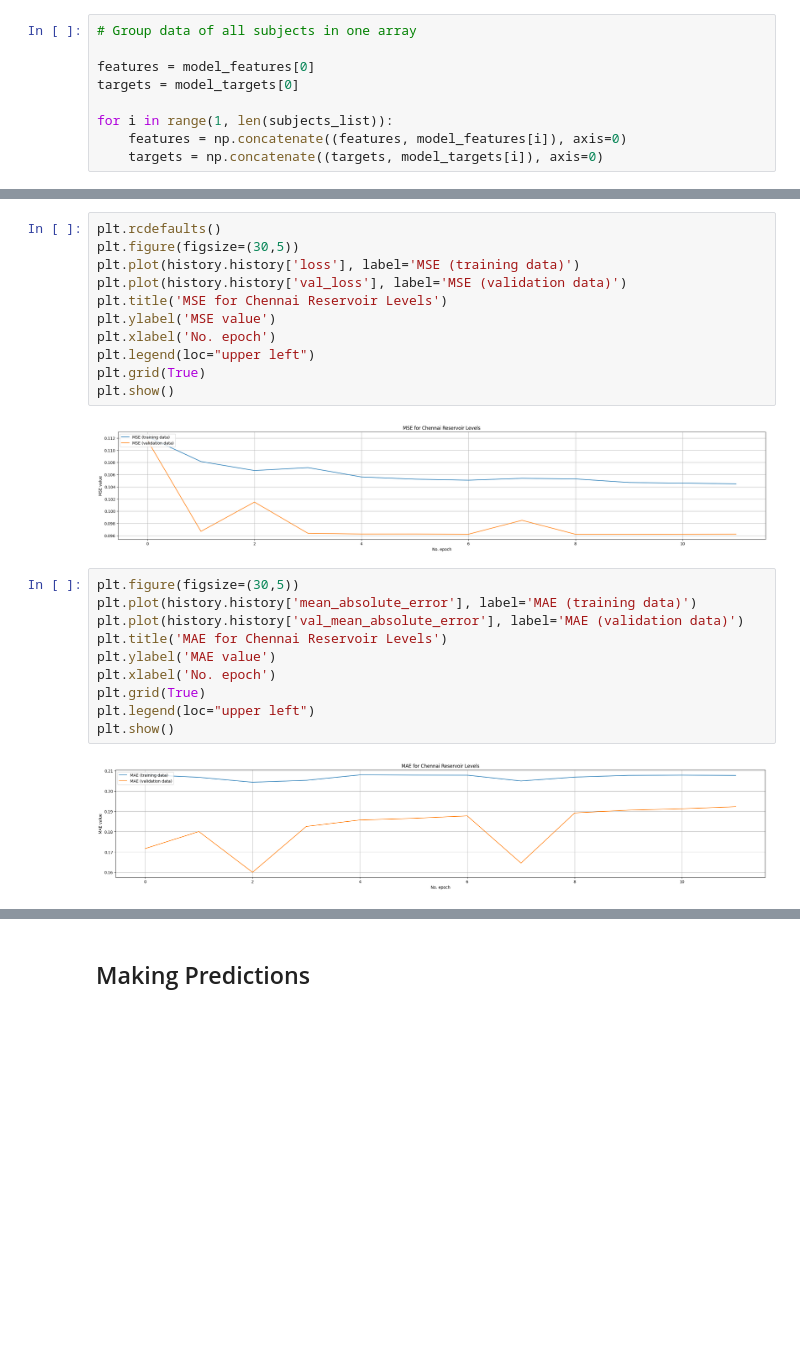
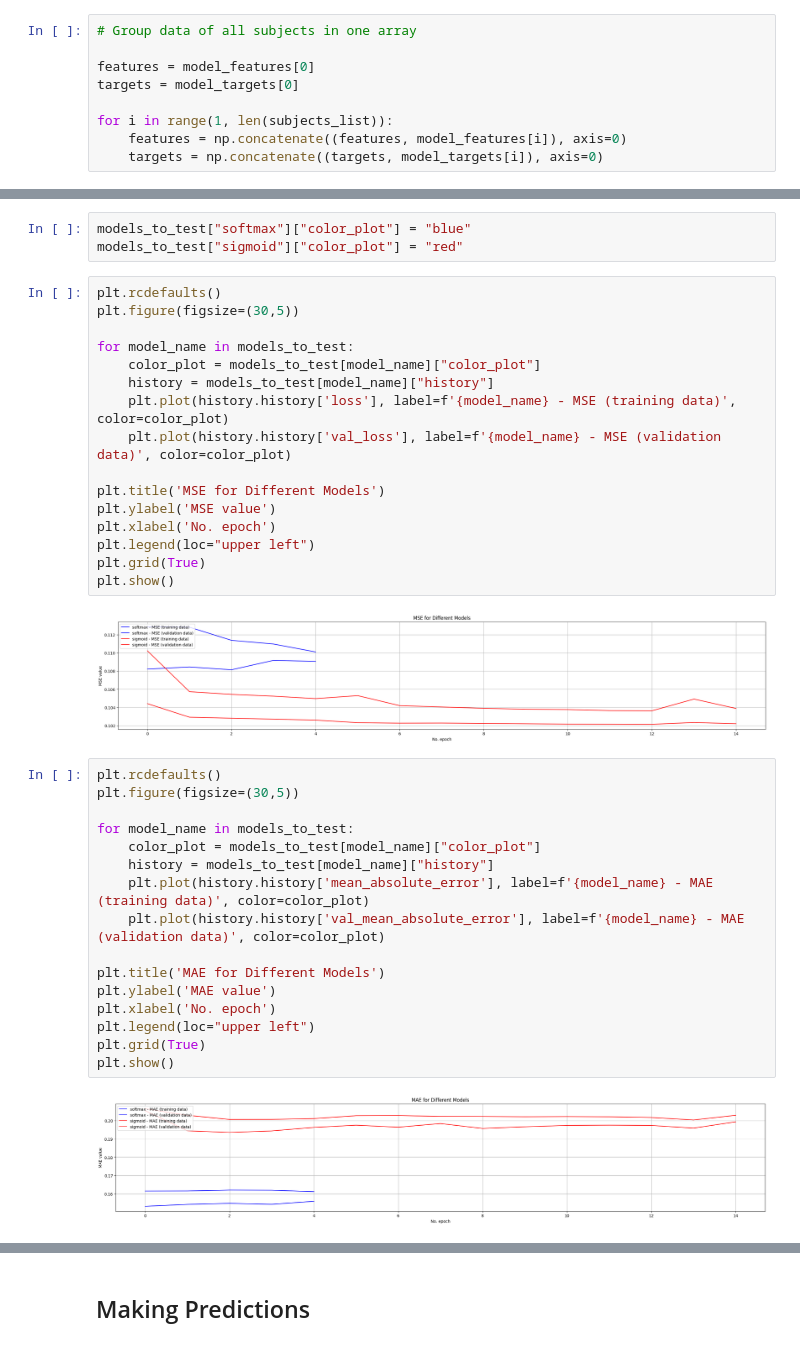
Before and after one commit to arturossouza/unisinos-stress-detection, a Jupyter notebook: stress_detection.ipynb, the cells around one changed output, grey strips where cells are left out. Saved outputs shown, nothing was run; the diff lists cells and outputs as text; blank space fills up the shorter version.

Commit message:
Trainning two models and adding predictions validation

```diff
--- a/stress_detection.ipynb
+++ b/stress_detection.ipynb
@@ -538,26 +596,40 @@ INFO:tensorflow:Assets written to: stress_detection_lstm_model\assets
+# %%
+models_to_test["softmax"]["color_plot"] = "blue"
+models_to_test["sigmoid"]["color_plot"] = "red"
 # %%
 plt.rcdefaults()
 plt.figure(figsize=(30,5))
-plt.plot(history.history['loss'], label='MSE (training data)')
-plt.plot(history.history['val_loss'], label='MSE (validation data)')
-plt.title('MSE for Chennai Reservoir Levels')
+
+for model_name in models_to_test:
+    color_plot = models_to_test[model_name]["color_plot"]
+    history = models_to_test[model_name]["history"]
+    plt.plot(history.history['loss'], label=f'{model_name} - MSE (training data)', color=color_plot)
+    plt.plot(history.history['val_loss'], label=f'{model_name} - MSE (validation data)', color=color_plot)
+
+plt.title('MSE for Different Models')
 plt.ylabel('MSE value')
 plt.xlabel('No. epoch')
 plt.legend(loc="upper left")
 plt.grid(True)
 plt.show()
 # %% [output]
-[figure, old version]
+[figure, new version]
 # %%
+plt.rcdefaults()
 plt.figure(figsize=(30,5))
-plt.plot(history.history['mean_absolute_error'], label='MAE (training data)')
-plt.plot(history.history['val_mean_absolute_error'], label='MAE (validation data)')
-plt.title('MAE for Chennai Reservoir Levels')
+
+for model_name in models_to_test:
+    color_plot = models_to_test[model_name]["color_plot"]
+    history = models_to_test[model_name]["history"]
+    plt.plot(history.history['mean_absolute_error'], label=f'{model_name} - MAE (training data)', color=color_plot)
+    plt.plot(history.history['val_mean_absolute_error'], label=f'{model_name} - MAE (validation data)', color=color_plot)
+
+plt.title('MAE for Different Models')
 plt.ylabel('MAE value')
 plt.xlabel('No. epoch')
+plt.legend(loc="upper left")
 plt.grid(True)
-plt.legend(loc="upper left")
 plt.show()
 # %% [output]
-[figure, old version]
+[figure, new version]
 # %%
```
Also changed, not shown: parts of 40 cells of this notebook, 32 other files.
